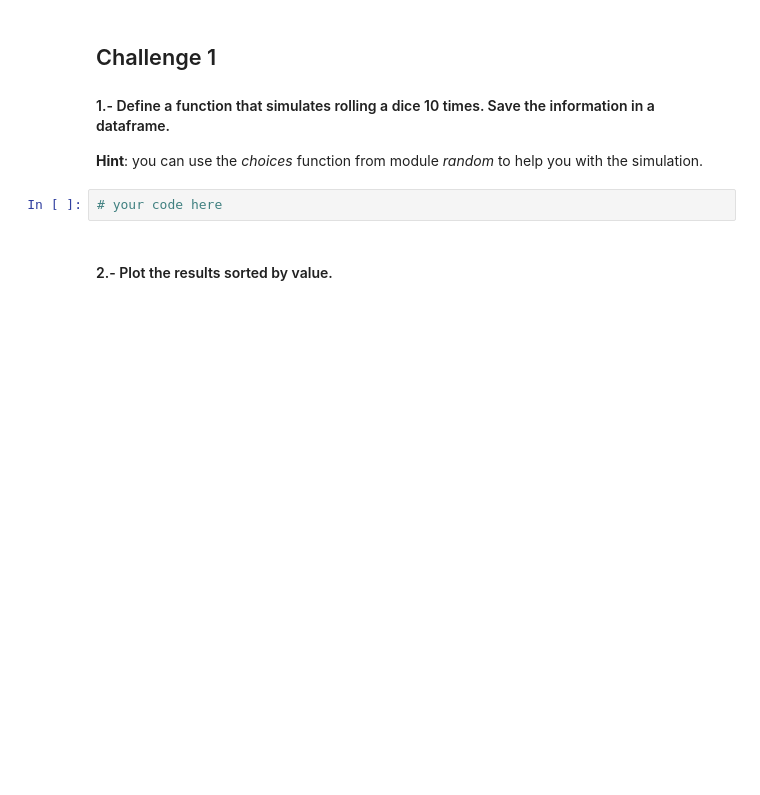
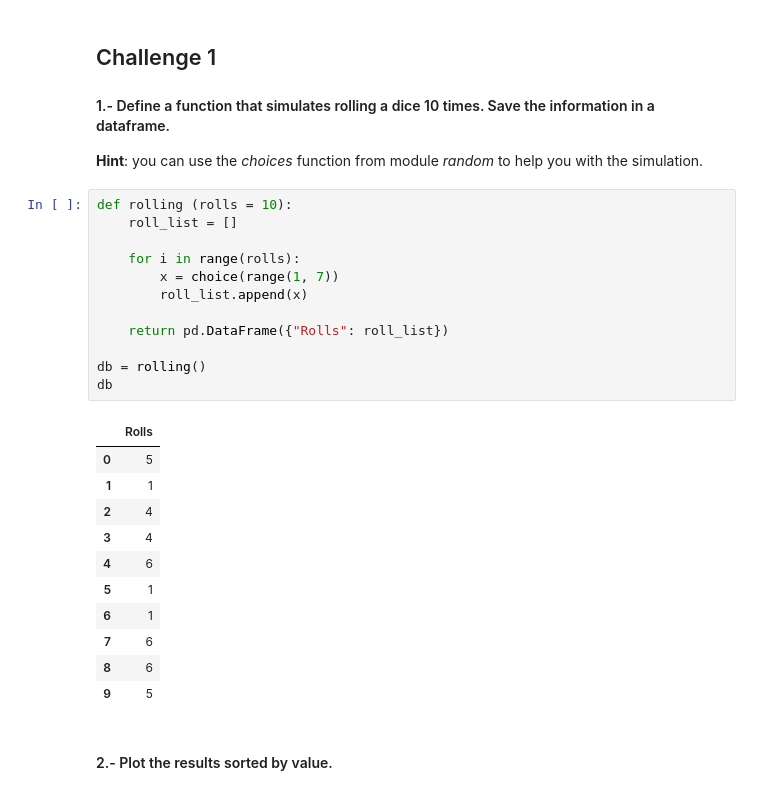
Before and after one commit to ta-data-lis/lab-understanding-descriptive-stats, a Jupyter notebook: your-code/main.ipynb, the cells around one changed output. Saved outputs shown, nothing was run; the diff lists cells and outputs as text; blank space fills up the shorter version.

```diff
--- a/your-code/main.ipynb
+++ b/your-code/main.ipynb
@@ -10,7 +12,29 @@ import numpy as np
 ## Challenge 1
 #### 1.- Define a function that simulates rolling a dice 10 times. Save the information in a dataframe.
 **Hint**: you can use the *choices* function from module *random* to help you with the simulation.
-# %%
-# your code here
+# %%
+def rolling (rolls = 10):
+    roll_list = []
+
+    for i in range(rolls):
+        x = choice(range(1, 7))
+        roll_list.append(x)
+
+    return pd.DataFrame({"Rolls": roll_list})
+
+db = rolling()
+db
+# %% [output]
+|  | Rolls |
+| 0 | 5 |
+| 1 | 1 |
+| 2 | 4 |
+| 3 | 4 |
+| 4 | 6 |
+| 5 | 1 |
+| 6 | 1 |
+| 7 | 6 |
+| 8 | 6 |
+| 9 | 5 |
 # %% [markdown]
 #### 2.- Plot the results sorted by value.
```
Also changed, not shown: parts of 7 cells of this notebook.
